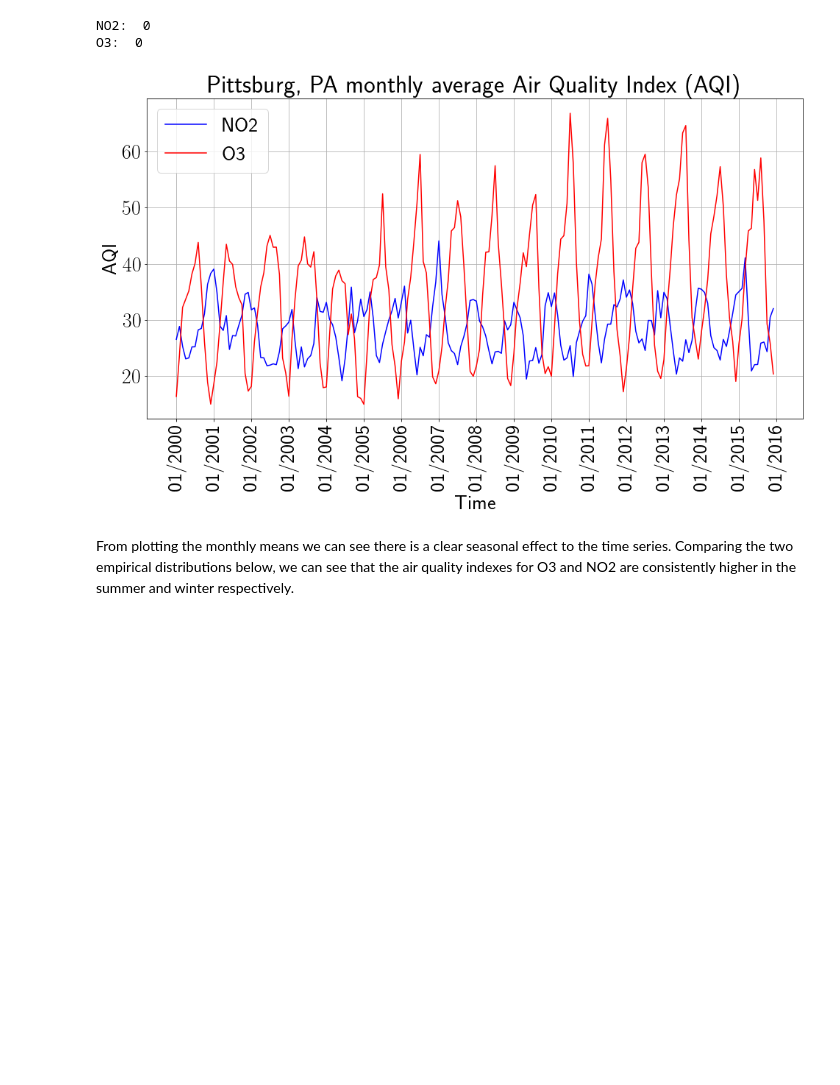
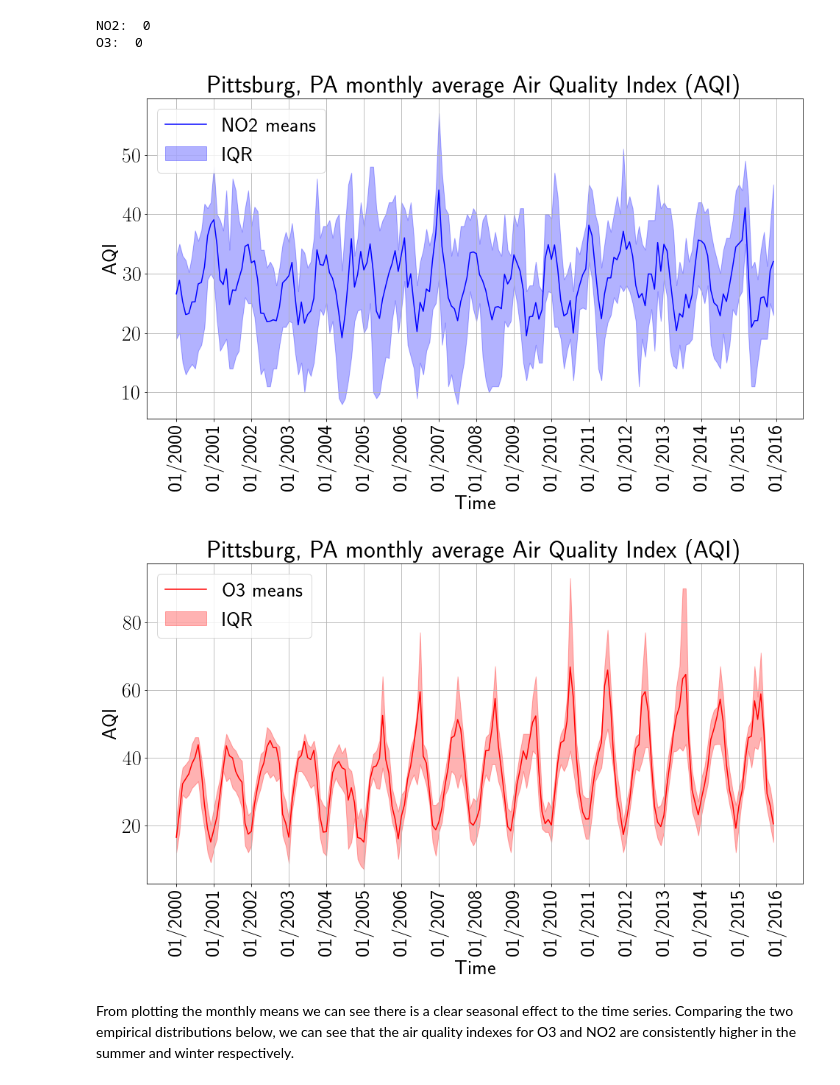
Before and after one commit to ndoyle815/MA930, a Jupyter notebook: Assignments/MA930 Assignment 2.ipynb, the cells around one changed output. Saved outputs shown, nothing was run; the diff lists cells and outputs as text; code cells hidden in the pictures; blank space fills up the shorter version.

```diff
--- a/Assignments/MA930 Assignment 2.ipynb
+++ b/Assignments/MA930 Assignment 2.ipynb
@@ -85,35 +85,63 @@ months = np.arange(1,13)
 years = np.arange(2000,2016)
 nmonths = int(16*12)
 
+# means
 NO2means = np.zeros(nmonths)
 O3means = np.zeros(nmonths)
+
+# quantiles
+NO2_25 = np.zeros(nmonths)
+O3_25 = np.zeros(nmonths)
+NO2_75 = np.zeros(nmonths)
+O3_75 = np.zeros(nmonths)
 
 j = 0
 for YY in years:
     for MM in months:
         NO2means[j] = pitts['NO2 AQI'][(pitts['Date Local'].dt.month==MM)
                                          & (pitts['Date Local'].dt.year==YY)].mean()
+        NO2_25[j] = pitts['NO2 AQI'][(pitts['Date Local'].dt.month==MM)
+                                         & (pitts['Date Local'].dt.year==YY)].quantile(q = 0.25)
+        NO2_75[j] = pitts['NO2 AQI'][(pitts['Date Local'].dt.month==MM)
+                                         & (pitts['Date Local'].dt.year==YY)].quantile(q = 0.75)
         O3means[j] = pitts['O3 AQI'][(pitts['Date Local'].dt.month==MM)
                                          & (pitts['Date Local'].dt.year==YY)].mean()
+        O3_25[j] = pitts['O3 AQI'][(pitts['Date Local'].dt.month==MM)
+                                         & (pitts['Date Local'].dt.year==YY)].quantile(q = 0.25)
+        O3_75[j] = pitts['O3 AQI'][(pitts['Date Local'].dt.month==MM)
+                                         & (pitts['Date Local'].dt.year==YY)].quantile(q = 0.75)
 
         j += 1
 # %%
 t = ['01/2000', '01/2001', '01/2002', '01/2003', '01/2004', '01/2005', '01/2006', '01/2007', '01/2008',
      '01/2009', '01/2010', '01/2011', '01/2012', '01/2013', '01/2014', '01/2015', '01/2016']
 
 # plotting
 fig, ax = plt.subplots(figsize=(16,8))
-ax.plot(range(nmonths), NO2means, 'b', label='NO2')
-ax.plot(range(nmonths), O3means, 'r', label='O3')
+ax.plot(range(nmonths), NO2means, 'b', label='NO2 means')
+ax.fill_between(range(nmonths), NO2_25, NO2_75, alpha=0.3, color='b', label='IQR')
 ax.set_xlabel('Time')
 ax.set_ylabel('AQI')
 ax.legend(loc='upper left')
 ax.set_xticks(np.arange(0,nmonths+12,12))
 ax.set_xticklabels(t,rotation='vertical')
 ax.set_title('Pittsburg, PA monthly average Air Quality Index (AQI)')
 ax.grid()
+
+# plotting
+fig2, ax2 = plt.subplots(figsize=(16,8))
+ax2.plot(range(nmonths), O3means, 'r', label='O3 means')
+ax2.fill_between(range(nmonths), O3_25, O3_75, alpha=0.3, color='r', label='IQR')
+ax2.set_xlabel('Time')
+ax2.set_ylabel('AQI')
+ax2.legend(loc='upper left')
+ax2.set_xticks(np.arange(0,nmonths+12,12))
+ax2.set_xticklabels(t,rotation='vertical')
+ax2.set_title('Pittsburg, PA monthly average Air Quality Index (AQI)')
+ax2.grid()
 # %% [output]
-[figure, old version]
+[figure, new version]
+[figure, added]
 # %% [markdown]
 From plotting the monthly means we can see there is a clear seasonal effect to the time series. Comparing the two empirical distributions below, we can see that the air quality indexes for O3 and NO2 are consistently higher in the summer and winter respectively.
 # %%
```
Also changed, not shown: parts of 7 cells of this notebook.
